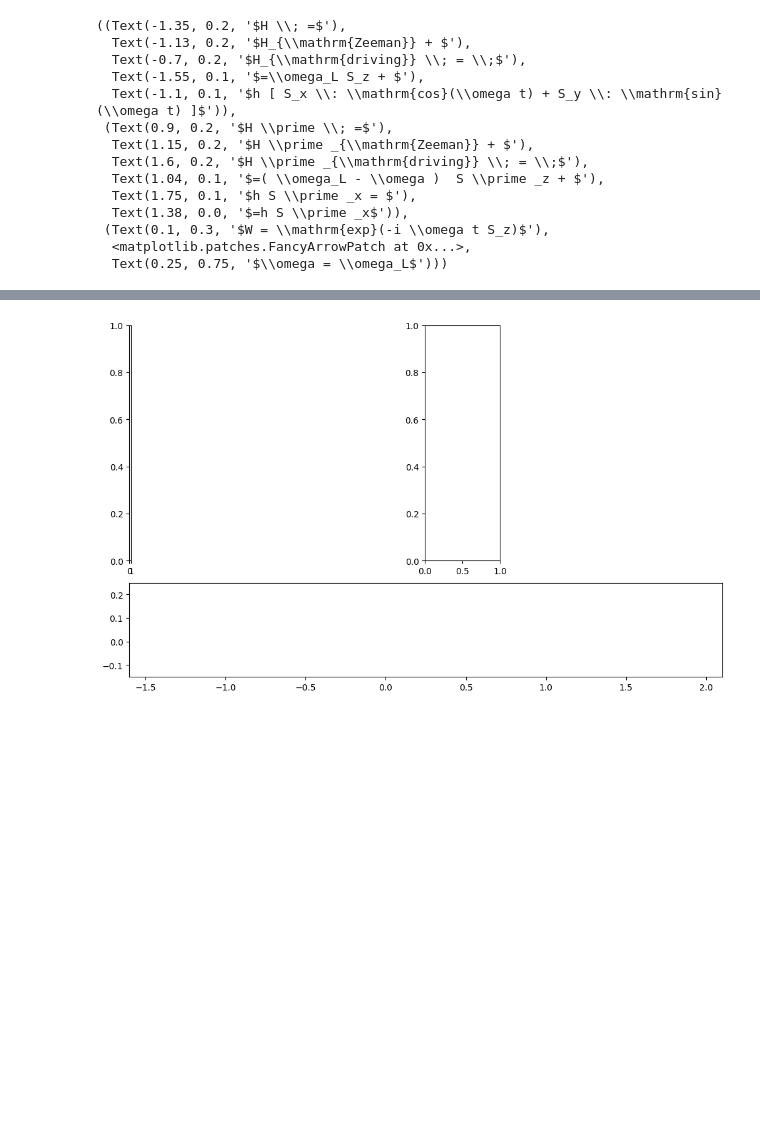
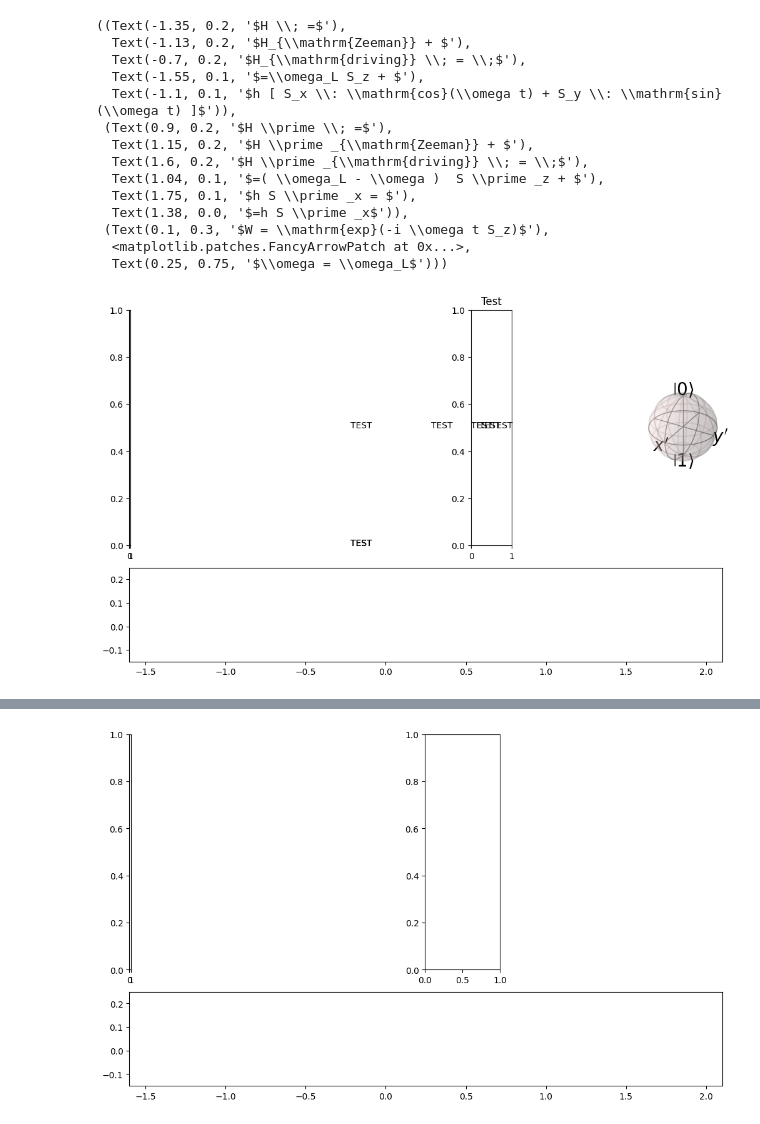
Before and after one commit to CemNurlu/QDQC_animations, a Jupyter notebook: anim_scripts/Lecture_1/detuning/testing.ipynb, the cells around one changed output, grey strips where cells are left out. Drawn from its saved outputs; the diff is of its cells as text; code cells hidden in the pictures; blank space fills up the shorter version.

```diff
--- a/anim_scripts/Lecture_1/detuning/testing.ipynb
+++ b/anim_scripts/Lecture_1/detuning/testing.ipynb
@@ -77,3 +77,12 @@ initialize_ax_dict(ax_dict, settings)
  (Text(0.1, 0.3, '$W = \\mathrm{exp}(-i \\omega t S_z)$'),
   <matplotlib.patches.FancyArrowPatch at 0x...>,
   Text(0.25, 0.75, '$\\omega = \\omega_L$')))
+# %%
+ax_dict['bloch_rot'].set_title("Test")
+ax_dict['plot_between'].text(-3, 0, "TEST")
+# ax_dict['plot_between'].set_title("Test")
+sphere_dict['bloch_rot'].make_sphere()
+
+fig
+# %% [output]
+[figure, added]
```
Also changed, not shown: parts of 1 cell of this notebook, 2 other files.
